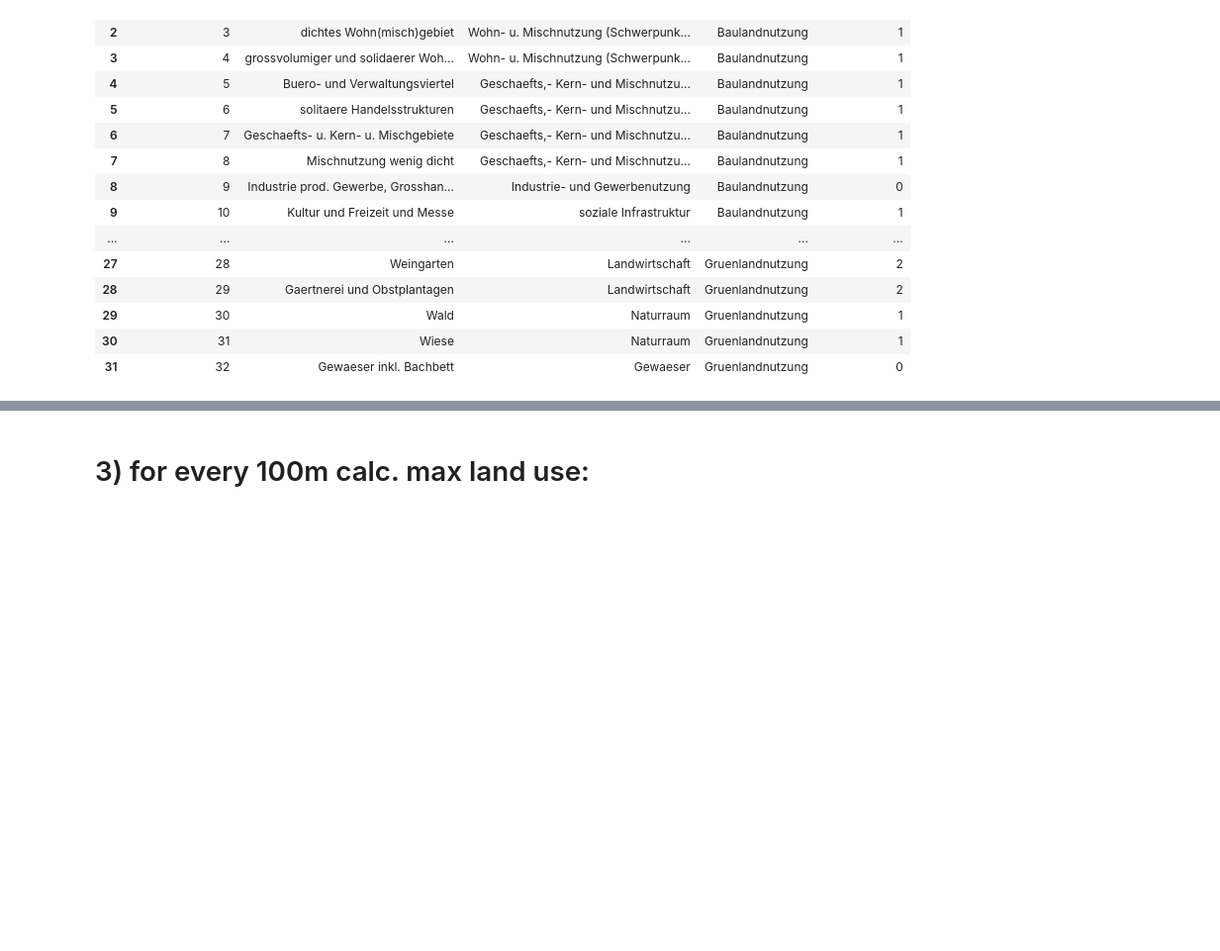
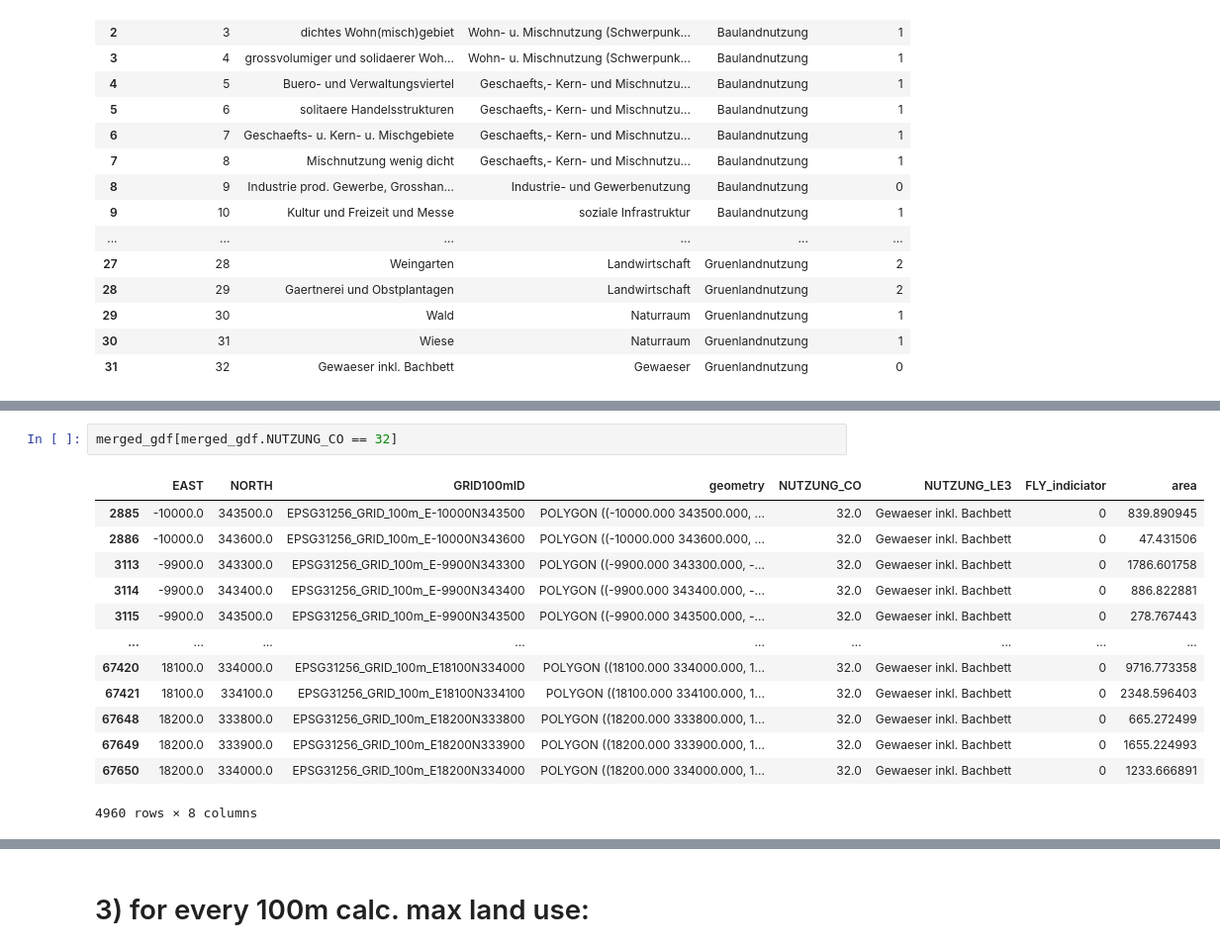
Before and after one commit to FAIRiCUBE/uc1-urban-climate, a Jupyter notebook: notebooks/dev/f06_pre_processing/Vienna_land_use.ipynb, the cells around one changed output, grey strips where cells are left out. Shown at 99% size. Cells and saved outputs as stored; diff of their text form; blank space fills up the shorter version.

```diff
--- a/notebooks/dev/f06_pre_processing/Vienna_land_use.ipynb
+++ b/notebooks/dev/f06_pre_processing/Vienna_land_use.ipynb
@@ -380,0 +490,16 @@ AttributeError: 'DataFrame' object has no attribute 'dissolve'
+# %%
+merged_gdf[merged_gdf.NUTZUNG_CO == 32]
+# %% [output]
+|  | EAST | NORTH | GRID100mID | geometry | NUTZUNG_CO | NUTZUNG_LE3 | FLY_indiciator | area |
+| 2885 | -10000.0 | 343500.0 | EPSG31256_GRID_100m_E-10000N343500 | POLYGON ((-10000.000 343500.000, ... | 32.0 | Gewaeser inkl. Bachbett | 0 | 839.890945 |
+| 2886 | -10000.0 | 343600.0 | EPSG31256_GRID_100m_E-10000N343600 | POLYGON ((-10000.000 343600.000, ... | 32.0 | Gewaeser inkl. Bachbett | 0 | 47.431506 |
+| 3113 | -9900.0 | 343300.0 | EPSG31256_GRID_100m_E-9900N343300 | POLYGON ((-9900.000 343300.000, -... | 32.0 | Gewaeser inkl. Bachbett | 0 | 1786.601758 |
+| 3114 | -9900.0 | 343400.0 | EPSG31256_GRID_100m_E-9900N343400 | POLYGON ((-9900.000 343400.000, -... | 32.0 | Gewaeser inkl. Bachbett | 0 | 886.822881 |
+| 3115 | -9900.0 | 343500.0 | EPSG31256_GRID_100m_E-9900N343500 | POLYGON ((-9900.000 343500.000, -... | 32.0 | Gewaeser inkl. Bachbett | 0 | 278.767443 |
+| ... | ... | ... | ... | ... | ... | ... | ... | ... |
+| 67420 | 18100.0 | 334000.0 | EPSG31256_GRID_100m_E18100N334000 | POLYGON ((18100.000 334000.000, 1... | 32.0 | Gewaeser inkl. Bachbett | 0 | 9716.773358 |
+| 67421 | 18100.0 | 334100.0 | EPSG31256_GRID_100m_E18100N334100 | POLYGON ((18100.000 334100.000, 1... | 32.0 | Gewaeser inkl. Bachbett | 0 | 2348.596403 |
+| 67648 | 18200.0 | 333800.0 | EPSG31256_GRID_100m_E18200N333800 | POLYGON ((18200.000 333800.000, 1... | 32.0 | Gewaeser inkl. Bachbett | 0 | 665.272499 |
+| 67649 | 18200.0 | 333900.0 | EPSG31256_GRID_100m_E18200N333900 | POLYGON ((18200.000 333900.000, 1... | 32.0 | Gewaeser inkl. Bachbett | 0 | 1655.224993 |
+| 67650 | 18200.0 | 334000.0 | EPSG31256_GRID_100m_E18200N334000 | POLYGON ((18200.000 334000.000, 1... | 32.0 | Gewaeser inkl. Bachbett | 0 | 1233.666891 |
+4960 rows × 8 columns
```
Also changed, not shown: parts of 13 cells of this notebook.
